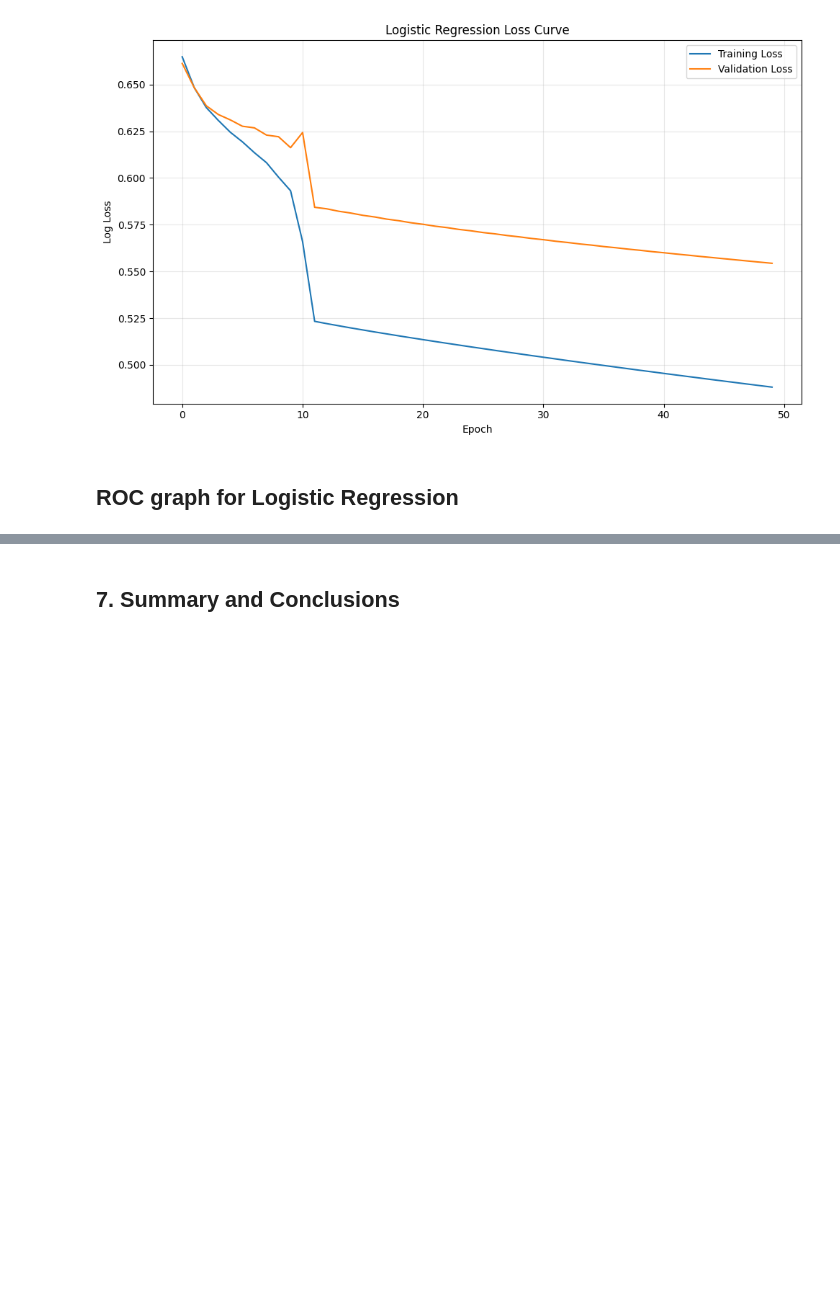
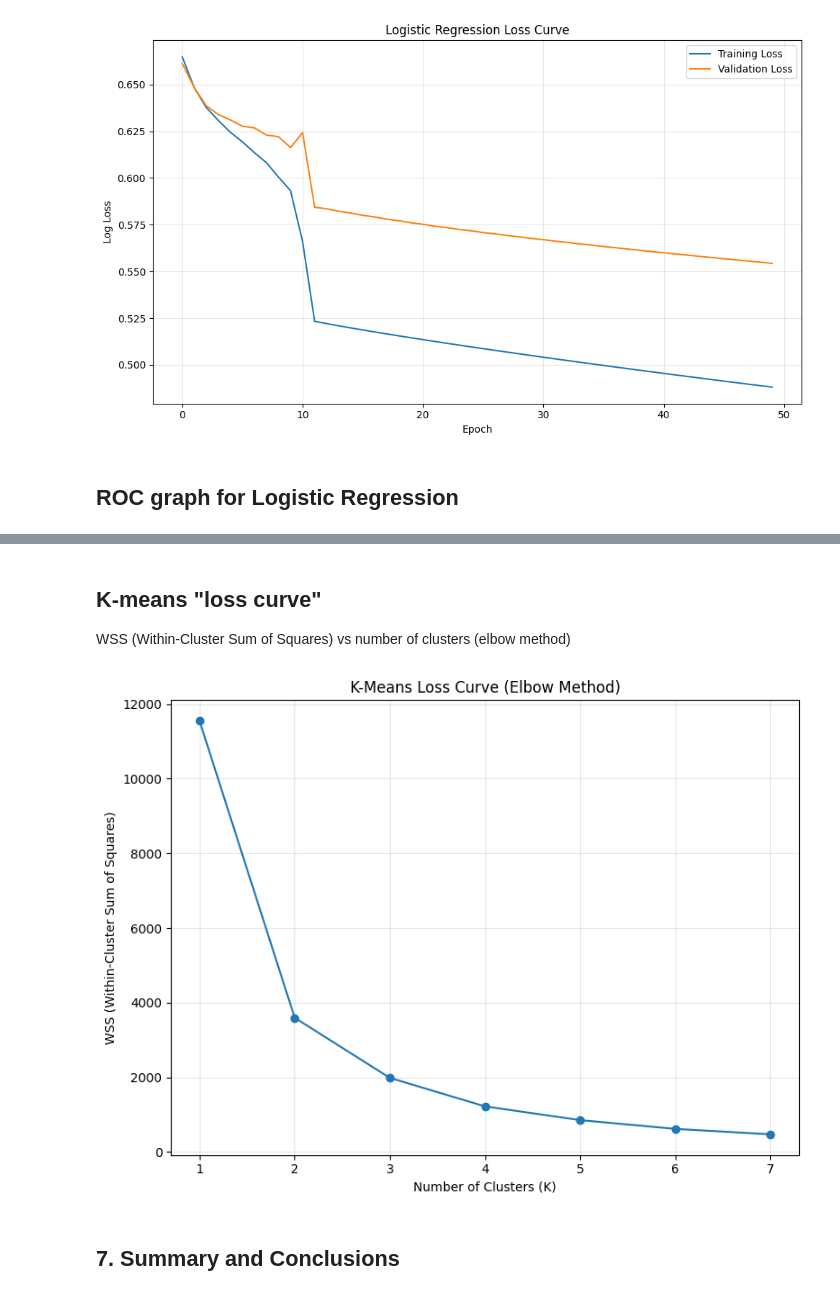
Before and after one commit to Adhamzineldin/ML_Project, a Jupyter notebook: collab/Malaria_ImageModel.ipynb, the cells around one changed output, grey strips where cells are left out. Cells and saved outputs as stored; diff of their text form; code cells hidden in the pictures; blank space fills up the shorter version.

Commit message:
add kmeans loss curve

```diff
--- a/collab/Malaria_ImageModel.ipynb
+++ b/collab/Malaria_ImageModel.ipynb
@@ -1067,3 +1067,36 @@ ROC AUC Score: 0.9126
+# %% [markdown]
+## **K-means "loss curve"**
+WSS (Within-Cluster Sum of Squares) vs number of clusters
+(elbow method)
+# %%
+# =========================
+# K-MEANS LOSS CURVE (WSS / ELBOW METHOD)
+# =========================
+
+wss = []
+k_values = range(1, 8)  # Try K from 1 to 7
+
+for k in k_values:
+    kmeans = KMeans(
+        n_clusters=k,
+        random_state=42,
+        n_init=20,
+        max_iter=500
+    )
+    kmeans.fit(X_train_kmeans_scaled)
+    wss.append(kmeans.inertia_)  # WSS (Within-Cluster Sum of Squares)
+
+# Plot WSS vs K
+plt.figure(figsize=(8, 6))
+plt.plot(k_values, wss, marker='o')
+plt.xlabel('Number of Clusters (K)')
+plt.ylabel('WSS (Within-Cluster Sum of Squares)')
+plt.title('K-Means Loss Curve (Elbow Method)')
+plt.grid(alpha=0.3)
+plt.tight_layout()
+plt.show()
+# %% [output]
+[figure, added]
 # %% [markdown]
 ## 7. Summary and Conclusions
 # %%
```
Also changed, not shown: parts of 6 cells of this notebook, 2 other files.
